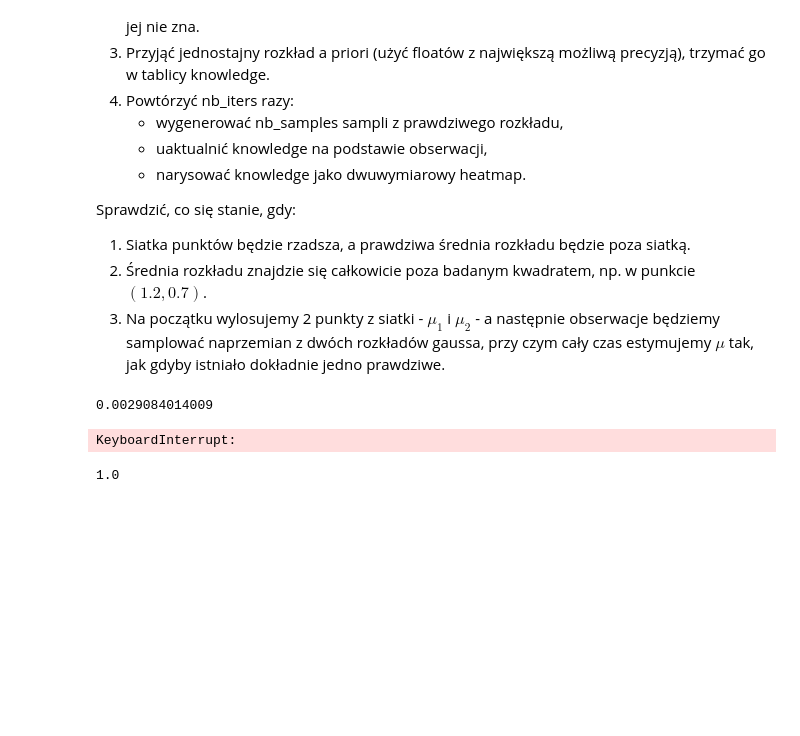
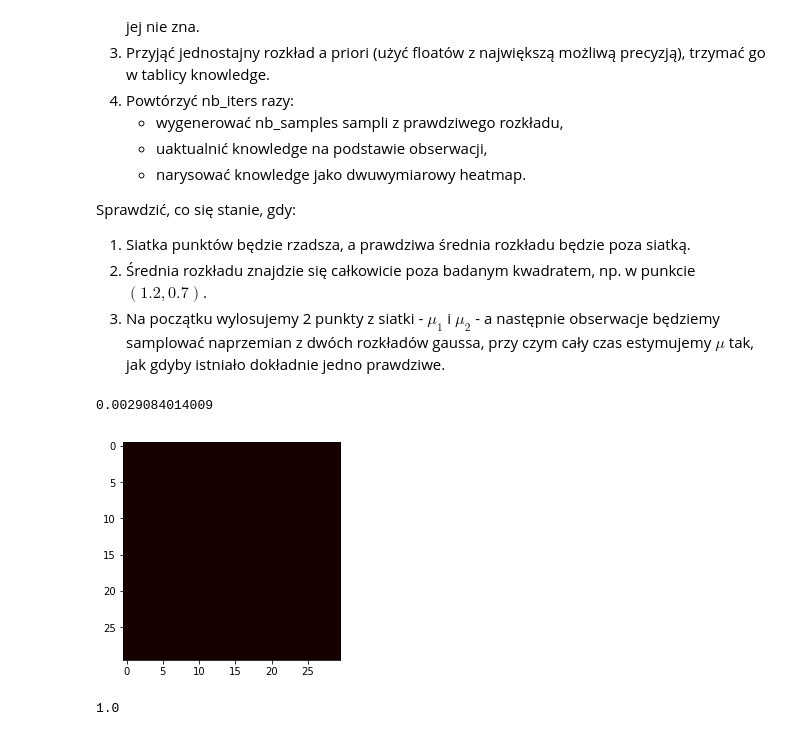
Before and after one commit to 13MaxG/MachineLearningAndrzeja, a Jupyter notebook: L2a.ipynb, the cells around one changed output. Cells and saved outputs as stored; diff of their text form; code cells hidden in the pictures; blank space fills up the shorter version.

```diff
--- a/L2a.ipynb
+++ b/L2a.ipynb
@@ -651,42 +651,42 @@ import math
 mean = [30,40]#np.random.random(size=2)
 cov=[[1,0],[0,1]]
 #model
-size = 100
+size = 30
 knowledge = [ [ 1.0 / (size*size) for x in range(size)] for y in range (size)] #tutaj zakładam apriori jednostajny
 
 nb_iters = 8
-nb_samples = 100
+nb_samples = 13
 
 #Prawdopodobieństwo że  wylosowano punkt z przedziału [a,a+1)x[b,b+1) zakładając że średnia rozkłładu to m
 def calculate(a,b, m):
     return ( mvn.mvnun(np.array([a, b]),np.array([a+1, b+1]),       m,np.array([[1,0],[0,1]])))[0]
 
 
 print calculate(3,0,[2,3])
 
 for it in range(nb_iters):
     samples = np.random.multivariate_normal(mean, cov, size=nb_samples)
     samples = [[math.floor(x),math.floor(y)] for [x,y] in samples]
 
     for sample in samples:
         x = int(sample[0])
         y = int(sample[1])
 
         if x < 0 or x >= size or y < 0 or y >= size:
             continue
 
 
         mianownik = sum( [ sum([   calculate(x,y,[a,b]) * knowledge[a][b] for a in range(size)])  for b in range(size)]  )
 
         knowledge = [ [       calculate(x,y,[a,b]) * knowledge[a][b] / mianownik
                     for a in range(size)] for b in range (size)]
 
 
-plt.imshow(knowledge, cmap='hot', aspect=1)#, vmin=0, vmax=0.0005
+plt.imshow(knowledge, cmap='hot', aspect=1)#, vmin=0, vmax=0.05)
 plt.show()
 # %% [output]
 0.0029084014009
-KeyboardInterrupt:
+[figure, added]
 # %%
 knowledge[a][2]
 # %% [output]
```
